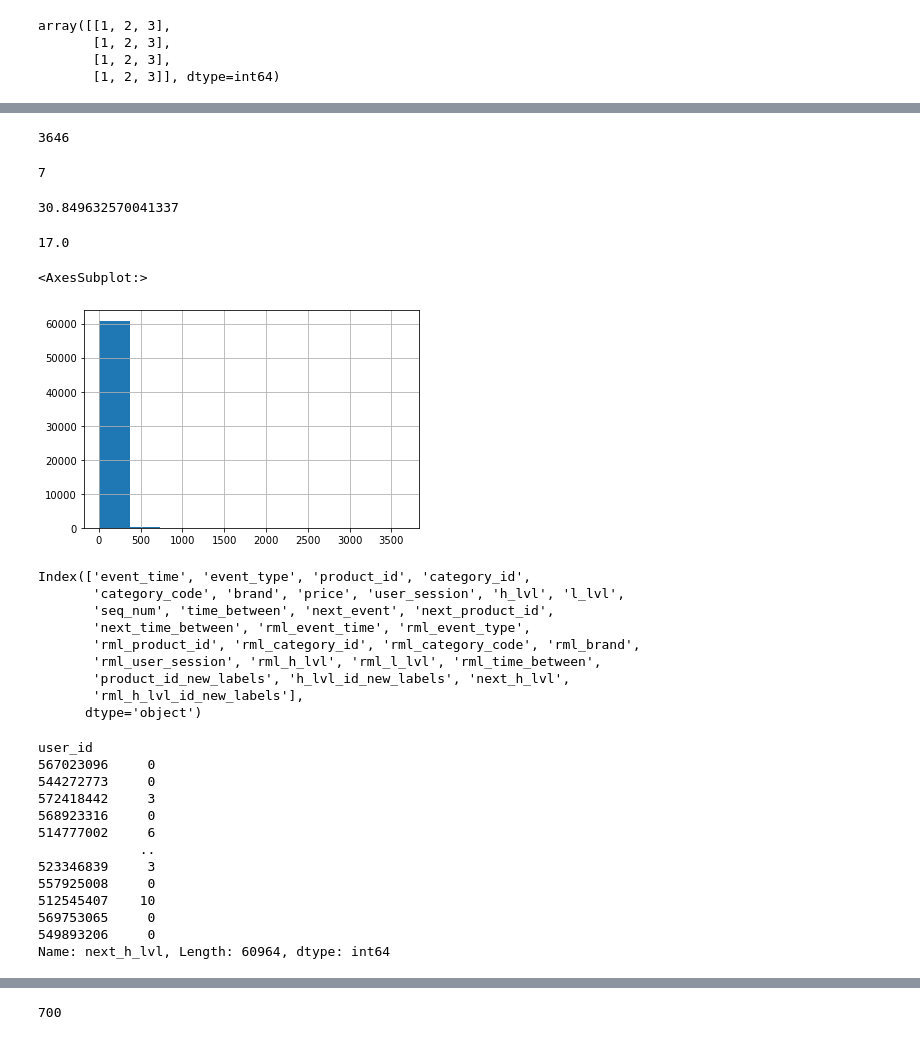
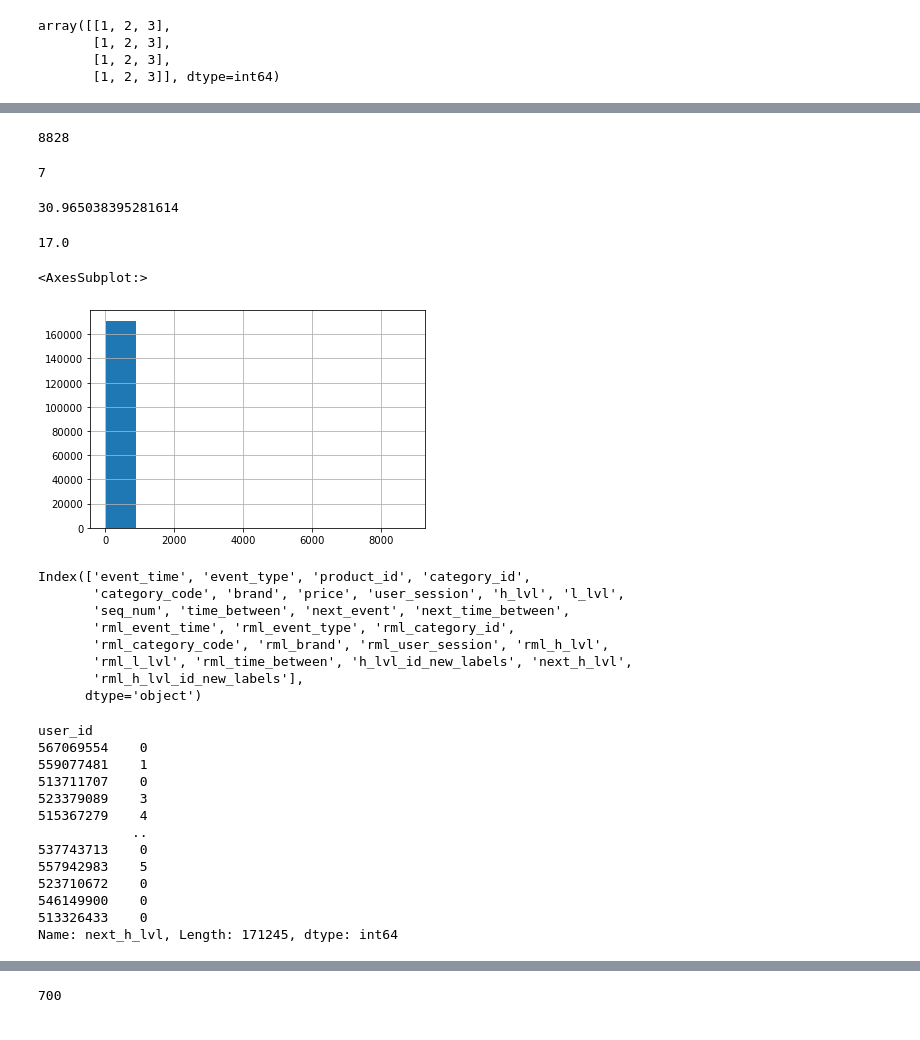
Before and after one commit to brettmcgrath/graph_explore, a Jupyter notebook: data_create.ipynb, the cells around one changed output, grey strips where cells are left out. Drawn from its saved outputs; the diff is of its cells as text; code cells hidden in the pictures.

Commit message:
validation data added

```diff
--- a/data_create.ipynb
+++ b/data_create.ipynb
@@ -22,5 +44,5 @@ Read in data for November 2019. We will sample this down further later on.
 # %%
-df = pd.read_csv('./archive/2019-Nov.csv')
+df = pd.read_csv('../archive/2019-Nov.csv')
 # %%
 df.head()
 # %% [output]
@@ -163,20 +181,23 @@ df2.shape
 # %%
-df2_sample = df2.sample(frac=0.05, random_state=42)
+df2_sample = df2.sample(frac=0.2, random_state=42)
 df2_sample['seq_num'] = df2_sample['event_type'].apply(lambda x: len(x))
 df2_sample = df2_sample[df2_sample.seq_num > 6]
+
+
+training_data, validation_data = train_test_split(df2_sample, test_size=0.3, random_state=42)
 # %%
-distinct_product_ids = []
-for i in range(len(df2_sample)):
-    for j in df2_sample.iloc[i]['product_id']:
-        if j in distinct_product_ids:
-            pass
-        else:
-            distinct_product_ids.append(j)
+# distinct_product_ids = []
+# for i in range(len(training_data)):
+#     for j in training_data.iloc[i]['product_id']:
+#         if j in distinct_product_ids:
+#             pass
+#         else:
+#             distinct_product_ids.append(j)
 
 
 distinct_h_lvl_ids = []
-for i in range(len(df2_sample)):
-    for j in df2_sample.iloc[i]['h_lvl']:
+for i in range(len(training_data)):
+    for j in training_data.iloc[i]['h_lvl']:
         if j in distinct_h_lvl_ids:
             pass
         else:
@@ -656,5 +668,5 @@ array([-0.09383987,  0.09229358,  0.11214542, -0.1095097 ,  0.10403909,
 # %%
-df2_sample['seq_num'].max()
+training_data['seq_num'].max()
 # %% [output]
-3646
+8828
 # %%
@@ -662,7 +674,7 @@ df2_sample['seq_num'].min()
 # %% [output]
 7
 # %%
-df2_sample['seq_num'].mean()
+training_data['seq_num'].mean()
 # %% [output]
-30.849632570041337
+30.965038395281614
 # %%
@@ -670,36 +682,35 @@ df2_sample['seq_num'].median()
 # %% [output]
 17.0
 # %%
-df2_sample['seq_num'].hist()
+training_data['seq_num'].hist()
 # %% [output]
 <AxesSubplot:>
-[figure, old version]
+[figure, new version]
 # %%
-df2_sample.columns
+training_data.columns
 # %% [output]
 Index(['event_time', 'event_type', 'product_id', 'category_id',
        'category_code', 'brand', 'price', 'user_session', 'h_lvl', 'l_lvl',
-       'seq_num', 'time_between', 'next_event', 'next_product_id',
-       'next_time_between', 'rml_event_time', 'rml_event_type',
-       'rml_product_id', 'rml_category_id', 'rml_category_code', 'rml_brand',
-       'rml_user_session', 'rml_h_lvl', 'rml_l_lvl', 'rml_time_between',
-       'product_id_new_labels', 'h_lvl_id_new_labels', 'next_h_lvl',
+       'seq_num', 'time_between', 'next_event', 'next_time_between',
+       'rml_event_time', 'rml_event_type', 'rml_category_id',
+       'rml_category_code', 'rml_brand', 'rml_user_session', 'rml_h_lvl',
+       'rml_l_lvl', 'rml_time_between', 'h_lvl_id_new_labels', 'next_h_lvl',
        'rml_h_lvl_id_new_labels'],
       dtype='object')
 # %%
-df2_sample['next_h_lvl']
+training_data['next_h_lvl']
 # %% [output]
 user_id
-567023096     0
-544272773     0
-572418442     3
-568923316     0
-514777002     6
-             ..
-523346839     3
-557925008     0
-512545407    10
-569753065     0
-549893206     0
-Name: next_h_lvl, Length: 60964, dtype: int64
+567069554    0
+559077481    1
+513711707    0
+523379089    3
+515367279    4
+            ..
+537743713    0
+557942983    5
+523710672    0
+546149900    0
+513326433    0
+Name: next_h_lvl, Length: 171245, dtype: int64
 # %%
```
Also changed, not shown: parts of 65 cells of this notebook.
